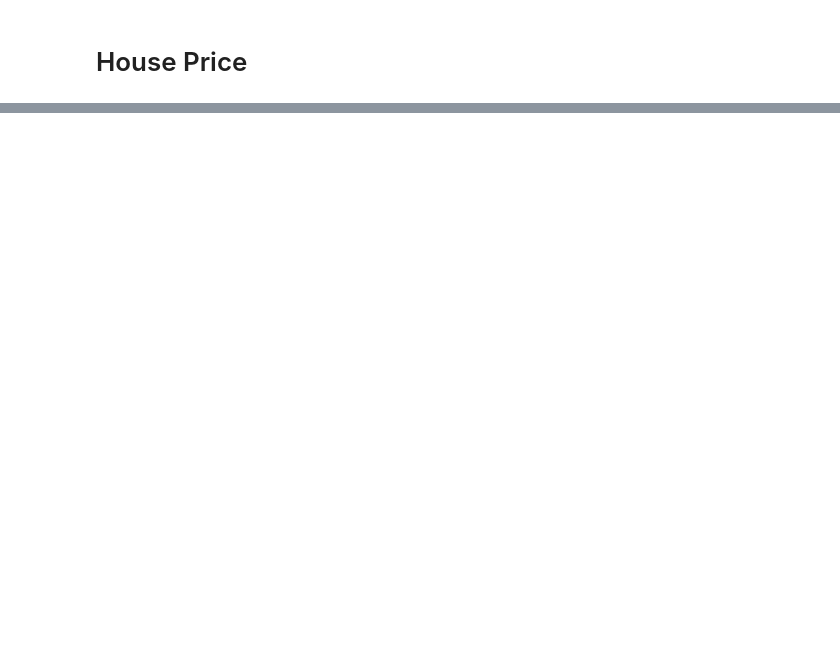
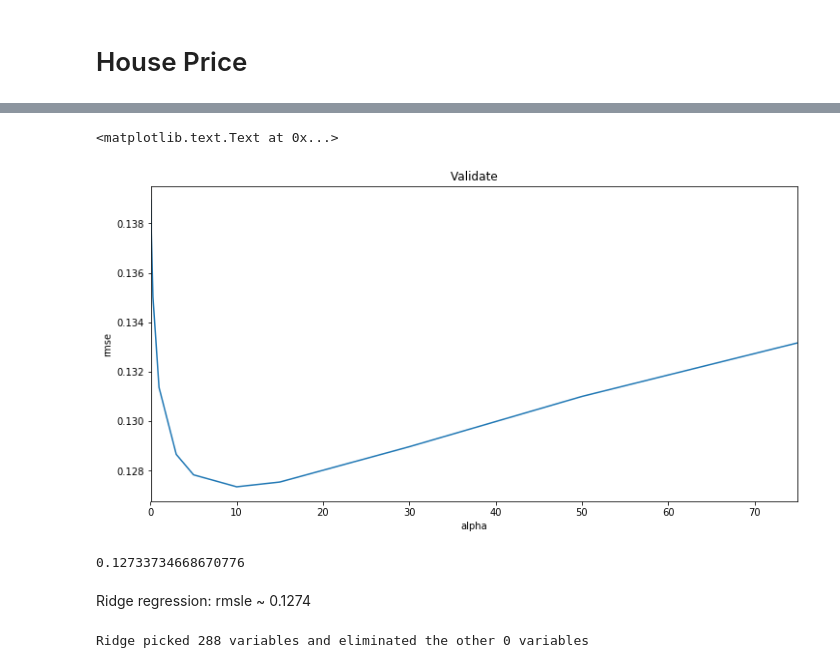
Before and after one commit to kevintaing86/House-Prices, a Jupyter notebook: house-price-notebook.ipynb, the cells around one changed output, grey strips where cells are left out. Drawn from its saved outputs; the diff is of its cells as text; code cells hidden in the pictures; blank space fills up the shorter version.

```diff
--- a/house-price-notebook.ipynb
+++ b/house-price-notebook.ipynb
@@ -29,0 +70,21 @@ train_data
+# %%
+#log transform the target:
+train["SalePrice"] = np.log1p(train["SalePrice"])
+
+#log transform skewed numeric features:
+numeric_feats = all_data.dtypes[all_data.dtypes != "object"].index
+
+skewed_feats = train[numeric_feats].apply(lambda x: skew(x.dropna())) #compute skewness
+skewed_feats = skewed_feats[skewed_feats > 0.75]
+skewed_feats = skewed_feats.index
+
+all_data[skewed_feats] = np.log1p(all_data[skewed_feats])
+all_data = pd.get_dummies(all_data)
+
+#filling NA's with the mean of the column:
+all_data = all_data.fillna(all_data.mean())
+# %%
+#creating matrices for sklearn:
+X_train = all_data[:train.shape[0]]
+X_test = all_data[train.shape[0]:]
+y = train.SalePrice
@@ -29,0 +95,7 @@ train_data
+# %%
+from sklearn.linear_model import Ridge, RidgeCV, ElasticNet, LassoCV, LassoLarsCV
+from sklearn.model_selection import cross_val_score
+
+def rmse_cv(model):
+    rmse= np.sqrt(-cross_val_score(model, X_train, y, scoring="neg_mean_squared_error", cv = 5))
+    return(rmse)
@@ -29,0 +105,24 @@ train_data
+# %%
+# higher the reg less chance of overfit
+alphas = [0.05, 0.1, 0.3, 1, 3, 5, 10, 15, 30, 50, 75]
+cv_ridge = [rmse_cv(Ridge(alpha = alpha)).mean()
+            for alpha in alphas]
+
+cv_ridge = pd.Series(cv_ridge, index = alphas)
+cv_ridge.plot(title = "Validate")
+plt.xlabel("alpha")
+plt.ylabel("rmse") # root mean square error / deviation
+# %% [output]
+<matplotlib.text.Text at 0x...>
+[figure, added]
+# %%
+cv_ridge.min()
+# %% [output]
+0.12733734668670776
+# %% [markdown]
+Ridge regression: rmsle ~ 0.1274
+# %%
+coef = pd.Series(model_ridge_cv.coef_, index = X_train.columns)
+print("Ridge picked " + str(sum(coef != 0)) + " variables and eliminated the other " +  str(sum(coef == 0)) + " variables")
+# %% [output]
+Ridge picked 288 variables and eliminated the other 0 variables
```
Also changed, not shown: parts of 27 cells of this notebook, 2 other files.
